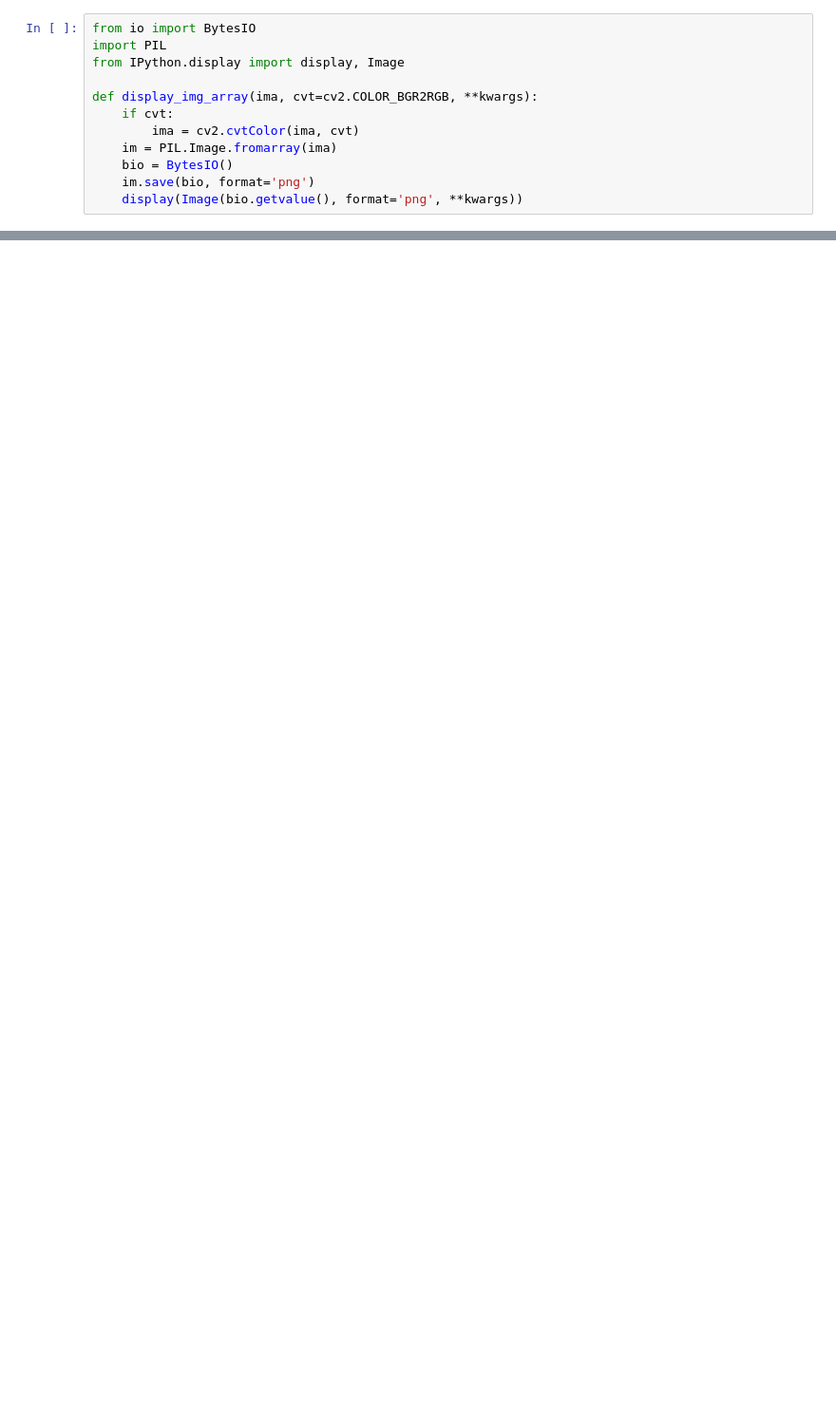
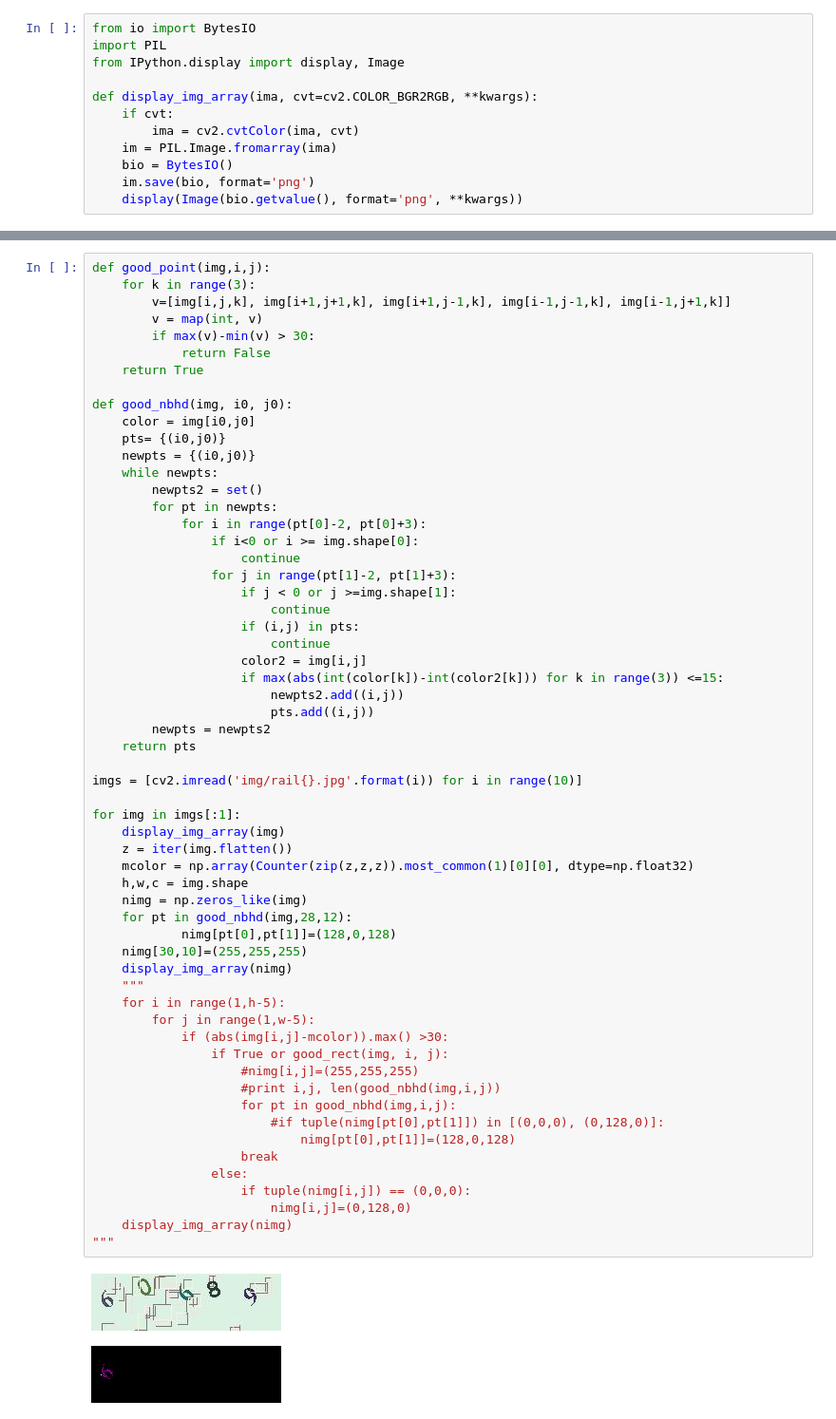
Before and after one commit to tjwei/tjw_ipynb, a Jupyter notebook: twrailway.ipynb, the cells around one changed output, grey strips where cells are left out. Shown at 95% size. Cells and saved outputs as stored; diff of their text form; blank space fills up the shorter version.

```diff
--- a/twrailway.ipynb
+++ b/twrailway.ipynb
@@ -22 +81,63 @@ def display_img_array(ima, cvt=cv2.COLOR_BGR2RGB, **kwargs):
+# %%
+def good_point(img,i,j):
+    for k in range(3):
+        v=[img[i,j,k], img[i+1,j+1,k], img[i+1,j-1,k], img[i-1,j-1,k], img[i-1,j+1,k]]
+        v = map(int, v)
+        if max(v)-min(v) > 30:
+            return False
+    return True
+
+def good_nbhd(img, i0, j0):
+    color = img[i0,j0]
+    pts= {(i0,j0)}
+    newpts = {(i0,j0)}
+    while newpts:
+        newpts2 = set()
+        for pt in newpts:
+            for i in range(pt[0]-2, pt[0]+3):
+                if i<0 or i >= img.shape[0]:
+                    continue
+                for j in range(pt[1]-2, pt[1]+3):
+                    if j < 0 or j >=img.shape[1]:
+                        continue
+                    if (i,j) in pts:
+                        continue
+                    color2 = img[i,j]
+                    if max(abs(int(color[k])-int(color2[k])) for k in range(3)) <=15:
+                        newpts2.add((i,j))
+                        pts.add((i,j))
+        newpts = newpts2
+    return pts
+
+imgs = [cv2.imread('img/rail{}.jpg'.format(i)) for i in range(10)]
+
+for img in imgs[:1]:
+    display_img_array(img)
+    z = iter(img.flatten())
+    mcolor = np.array(Counter(zip(z,z,z)).most_common(1)[0][0], dtype=np.float32)
+    h,w,c = img.shape
+    nimg = np.zeros_like(img)
+    for pt in good_nbhd(img,28,12):
+            nimg[pt[0],pt[1]]=(128,0,128)
+    nimg[30,10]=(255,255,255)
+    display_img_array(nimg)
+    """
+    for i in range(1,h-5):
+        for j in range(1,w-5):
+            if (abs(img[i,j]-mcolor)).max() >30:
+                if True or good_rect(img, i, j):
+                    #nimg[i,j]=(255,255,255)
+                    #print i,j, len(good_nbhd(img,i,j))
+                    for pt in good_nbhd(img,i,j):
+                        #if tuple(nimg[pt[0],pt[1]]) in [(0,0,0), (0,128,0)]:
+                            nimg[pt[0],pt[1]]=(128,0,128)
+                    break
+                else:
+                    if tuple(nimg[i,j]) == (0,0,0):
+                        nimg[i,j]=(0,128,0)
+    display_img_array(nimg)
+"""
+# %% [output]
+[figure, added]
+[figure, added]
 # %%
```
Also changed, not shown: parts of 10 cells of this notebook.
